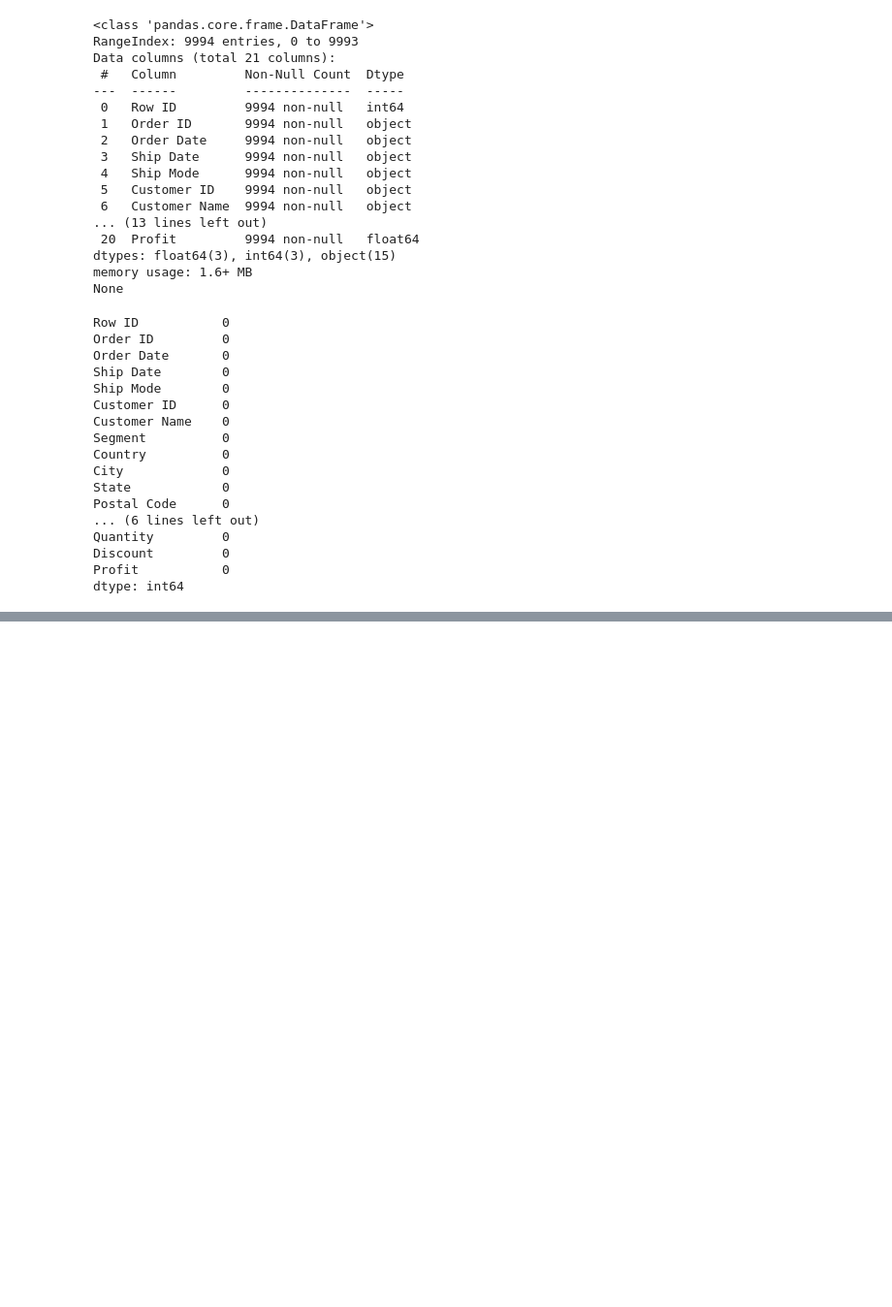
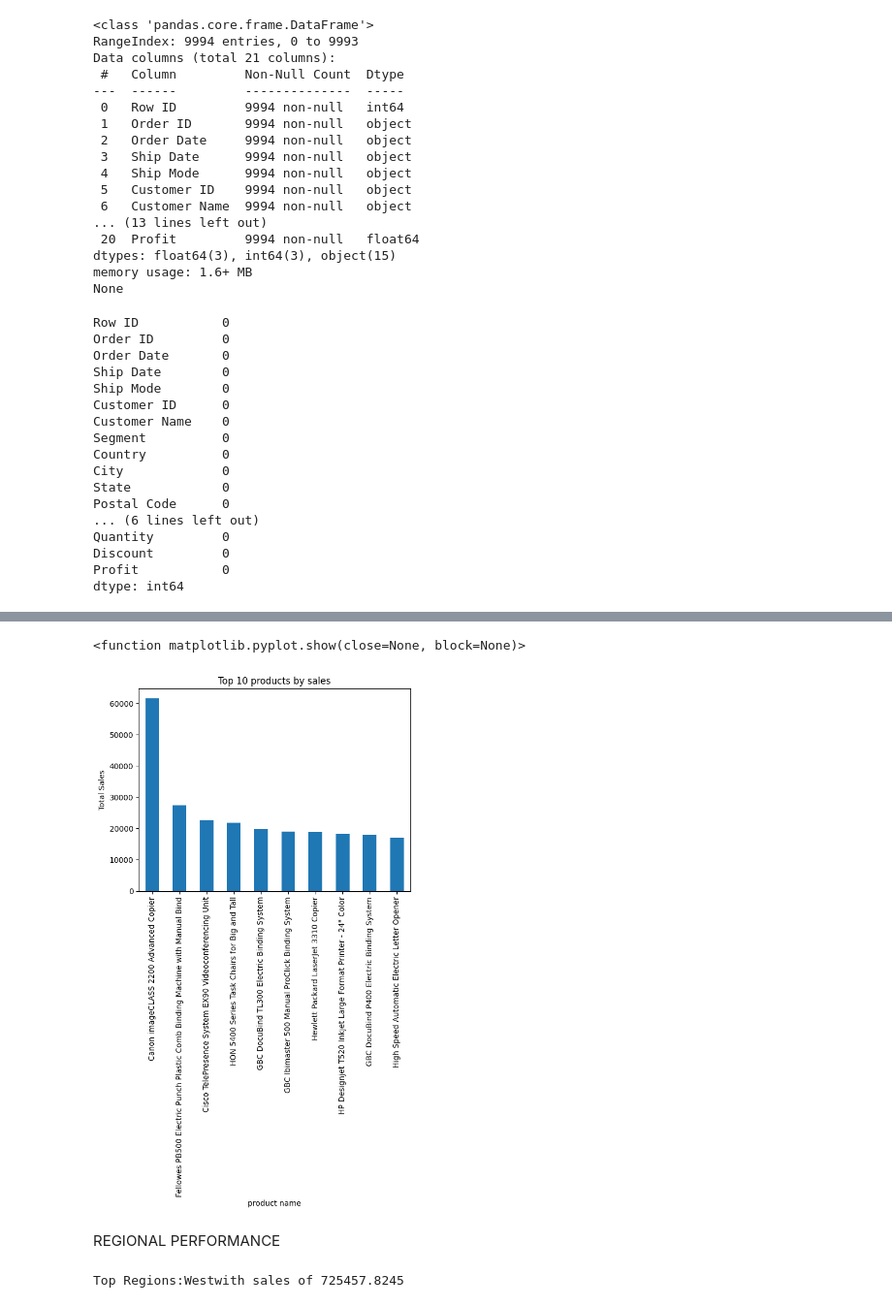
Before and after one commit to Pinnacle443/Sales-Data-Analysis, a Jupyter notebook: Analysis Report.ipynb, the cells around one changed output, grey strips where cells are left out. Shown: that part at 97% size. Cells and saved outputs as stored; diff of their text form; code cells hidden in the pictures; blank space fills up the shorter version.

```diff
--- a/Analysis Report.ipynb
+++ b/Analysis Report.ipynb
@@ -77,0 +118,20 @@ Sales_data['order date'] = pd.to_datetime(Sales_data['order date'])
+# %%
+# Product wise total sales
+
+top_product=Sales_data.groupby("product name")["sales"].sum().sort_values(ascending=False)
+
+top_product.head(10).plot(kind="bar", title="Top 10 products by sales")
+plt.ylabel("Total Sales")
+plt.show
+# %% [output]
+<function matplotlib.pyplot.show(close=None, block=None)>
+[figure, added]
+# %% [markdown]
+REGIONAL PERFORMANCE
+# %%
+#Sort regions by sales
+sales_by_region_sorted = sales_by_region.sort_values(ascending=False)
+
+print(f"Top Regions:{sales_by_region_sorted.idxmax()}with sales of {sales_by_region_sorted.max()}")
+# %% [output]
+Top Regions:Westwith sales of 725457.8245
```
Also changed, not shown: parts of 15 cells of this notebook.
